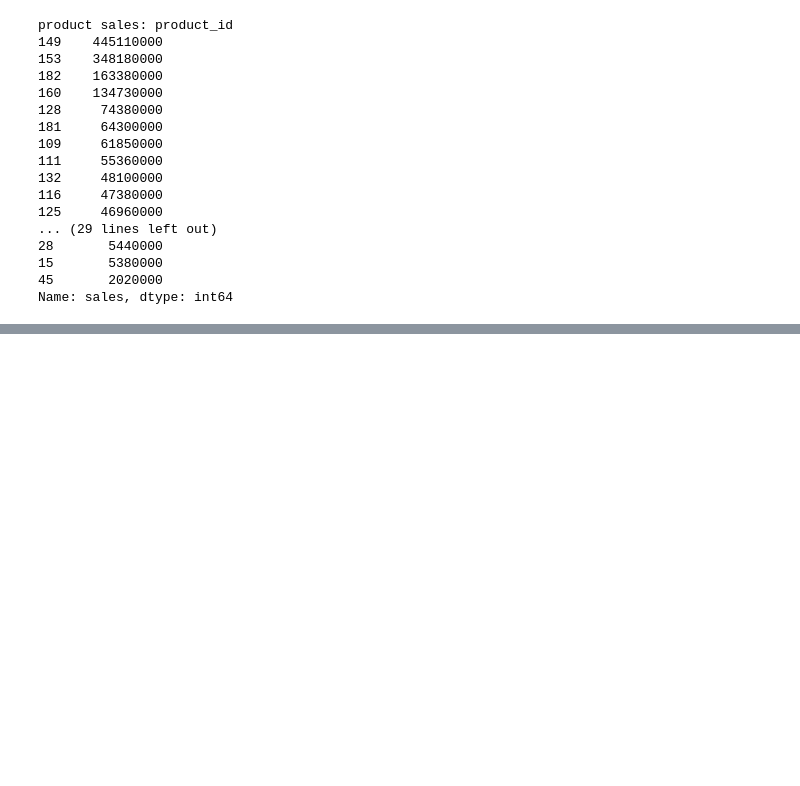
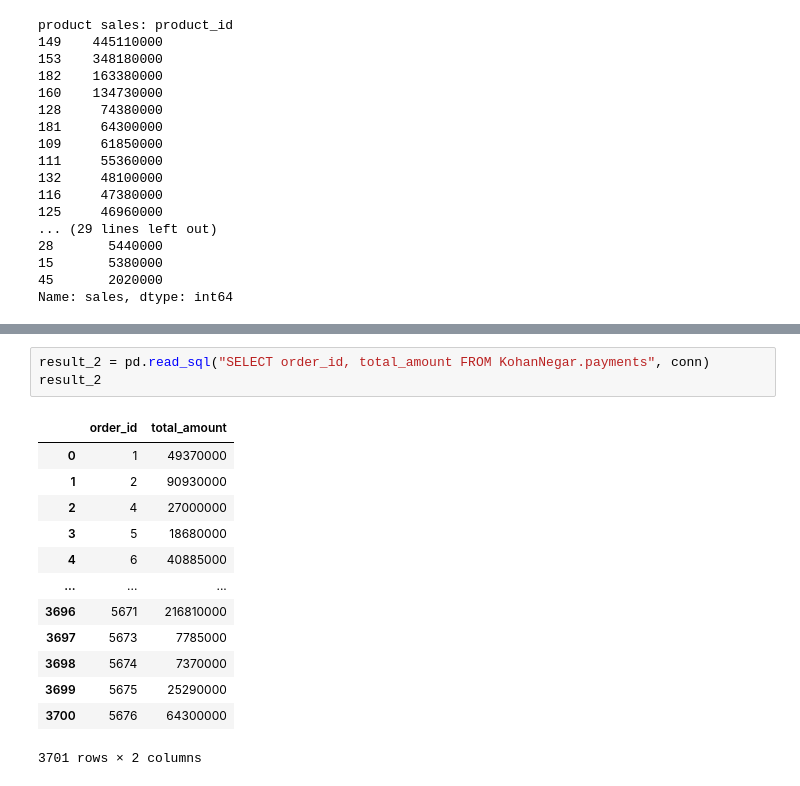
Before and after one commit to pouniq/Data_analytics_training, a Jupyter notebook: Python/KohanNegar.ipynb, the cells around one changed output, grey strips where cells are left out. Drawn from its saved outputs; the diff is of its cells as text; blank space fills up the shorter version.

```diff
--- a/Python/KohanNegar.ipynb
+++ b/Python/KohanNegar.ipynb
@@ -224,0 +259,17 @@ Name: sales, dtype: int64
+# %%
+result_2 = pd.read_sql("SELECT order_id, total_amount FROM KohanNegar.payments", conn)
+result_2
+# %% [output]
+|  | order_id | total_amount |
+| 0 | 1 | 49370000 |
+| 1 | 2 | 90930000 |
+| 2 | 4 | 27000000 |
+| 3 | 5 | 18680000 |
+| 4 | 6 | 40885000 |
+| ... | ... | ... |
+| 3696 | 5671 | 216810000 |
+| 3697 | 5673 | 7785000 |
+| 3698 | 5674 | 7370000 |
+| 3699 | 5675 | 25290000 |
+| 3700 | 5676 | 64300000 |
+3701 rows × 2 columns
```
Also changed, not shown: parts of 5 cells of this notebook.
